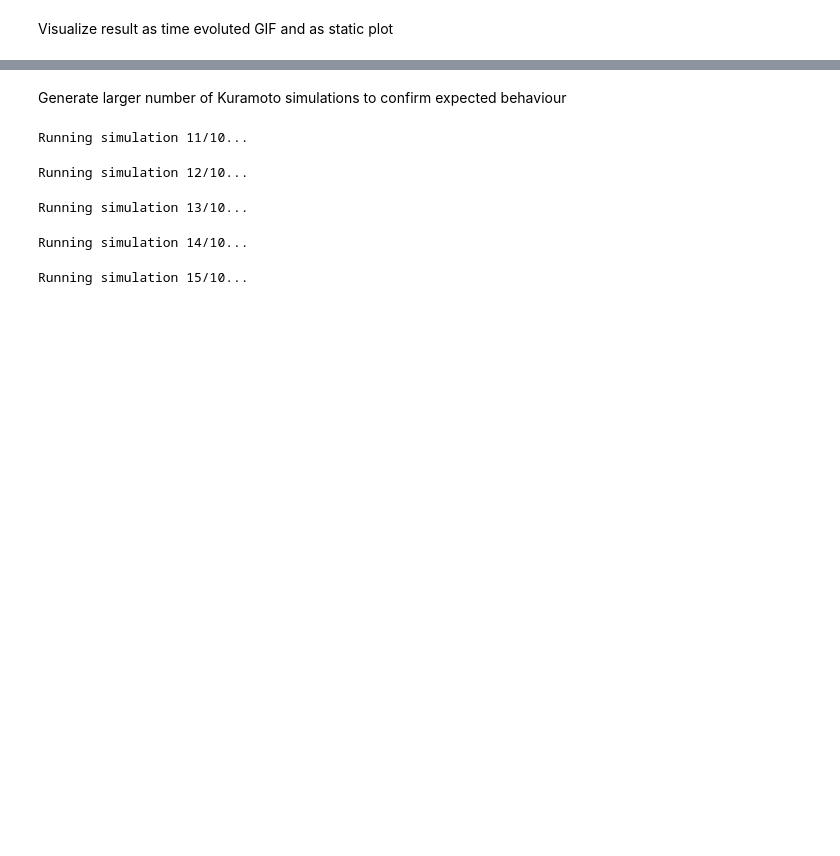
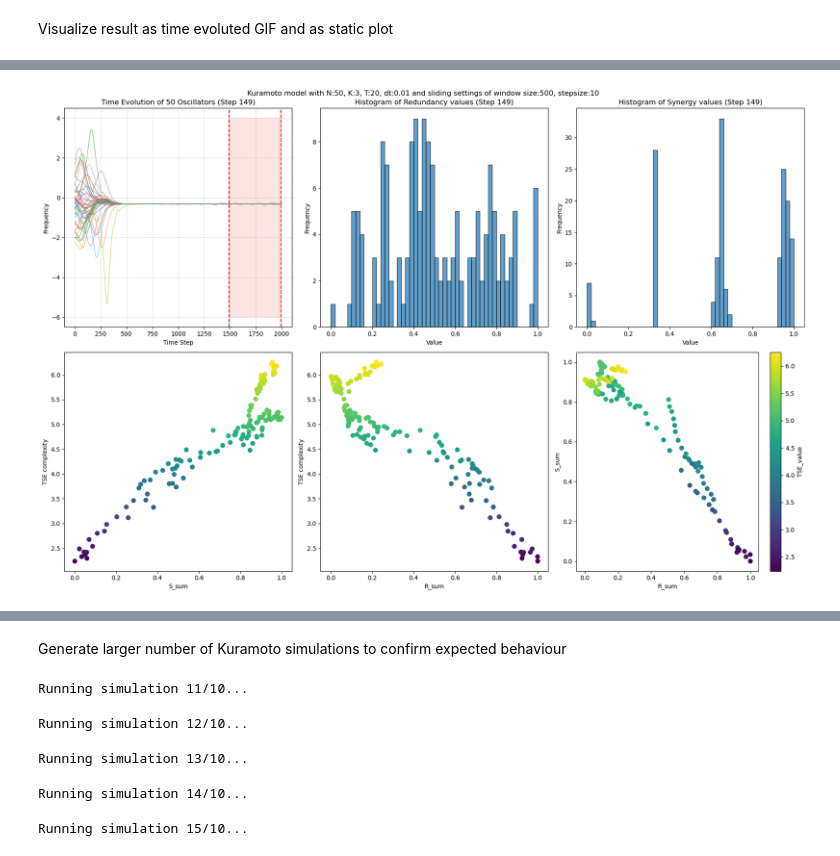
Before and after one commit to cyrilrommens/PhD_1, a Jupyter notebook: TSE_oscillator.ipynb, the cells around one changed output, grey strips where cells are left out. Drawn from its saved outputs; the diff is of its cells as text; code cells hidden in the pictures; blank space fills up the shorter version.

Commit message:
update TSE Kuramoto model

```diff
--- a/TSE_oscillator.ipynb
+++ b/TSE_oscillator.ipynb
@@ -318,0 +408,86 @@ KeyboardInterrupt:
+# %%
+# Initialize figure and axes (2 rows, 3 columns)
+fig, axes = plt.subplots(2, 3, figsize=(18, 12))  # 2 rows, 3 columns
+
+# Create the initial scatter plot to use for colorbar (third row)
+scatter = axes[1, 2].scatter(df['R_sum'], df['S_sum'], c=df['TSE_value'], cmap='viridis', s=50)
+cbar = plt.colorbar(scatter, ax=axes[1, 2], label='TSE_value')
+
+# Function to update the plots at each timestep
+def update_plot(i):
+    # Clear previous plots
+    for ax in axes.flat:
+        ax.clear()
+
+    # Define window limits for time evolution plot
+    front_limit = i * window_step
+    back_limit = front_limit + window_size
+
+    # 1️⃣ Update Time Evolution Plot (First subplot)
+    for j in range(frequencies_df.shape[1]):  # Loop through 50 oscillators
+        axes[0, 0].plot(frequencies_df.index, frequencies_df[j], alpha=0.7, linewidth=0.8)
+
+    # Highlight moving window
+    axes[0, 0].axvline(x=front_limit, color='red', linestyle='--')
+    axes[0, 0].axvline(x=back_limit, color='red', linestyle='--')
+    axes[0, 0].fill_between(range(front_limit, back_limit), -6, 4, color='salmon', alpha=0.2)
+
+    axes[0, 0].set_xlabel("Time Step")
+    axes[0, 0].set_ylabel("Frequency")
+    axes[0, 0].set_title(f"Time Evolution of 50 Oscillators (Step {i})")
+    axes[0, 0].grid(True, linestyle="--", alpha=0.5)
+
+    # 2️⃣ Normalize R_values for the current row
+    R_values = pd.DataFrame(df_oscillators.iloc[i, 3], columns=['R_values'])
+    min_R = R_values.min()
+    R_values += abs(min_R)
+    R_values = (R_values - R_values.min()) / (R_values.max() - R_values.min())
+
+    # Plot histogram for R_values (Second subplot)
+    axes[0, 1].hist(R_values, bins=50, edgecolor='black', alpha=0.7)
+    axes[0, 1].set_xlabel("Value")
+    axes[0, 1].set_ylabel("Frequency")
+    axes[0, 1].set_title(f"Histogram of Redundancy values (Step {i})")
+
+    # 3️⃣ Normalize S_values for the current row
+    S_values = pd.DataFrame(df_oscillators.iloc[i, 4], columns=['S_values'])
+    min_S = S_values.min()
+    S_values += abs(min_S)
+    S_values = (S_values - S_values.min()) / (S_values.max() - S_values.min())
+
+    # Plot histogram for S_values (Third subplot)
+    axes[0, 2].hist(S_values, bins=50, edgecolor='black', alpha=0.7)
+    axes[0, 2].set_xlabel("Value")
+    axes[0, 2].set_ylabel("Frequency")
+    axes[0, 2].set_title(f"Histogram of Synergy values (Step {i})")
+
+    # 4️⃣ Update scatter plot for Synergy path (Second row, first subplot)
+    axes[1, 0].scatter(df['S_sum'][:i+1], df['TSE_value'][:i+1], c=df['TSE_value'][:i+1], cmap='viridis', s=50)
+    axes[1, 0].set_xlabel('S_sum')
+    axes[1, 0].set_ylabel('TSE complexity')
+
+    # 5️⃣ Update scatter plot for Redundancy path (Second row, second subplot)
+    axes[1, 1].scatter(df['R_sum'][:i+1], df['TSE_value'][:i+1], c=df['TSE_value'][:i+1], cmap='viridis', s=50)
+    axes[1, 1].set_xlabel('R_sum')
+    axes[1, 1].set_ylabel('TSE complexity')
+
+    # 6️⃣ Update scatter plot for Redundancy vs Synergy path (Second row, third subplot)
+    scatter = axes[1, 2].scatter(df['R_sum'][:i+1], df['S_sum'][:i+1], c=df['TSE_value'][:i+1], cmap='viridis', s=50)
+    axes[1, 2].set_xlabel('R_sum')
+    axes[1, 2].set_ylabel('S_sum')
+
+    # Set the main title for the animation
+    plt.suptitle(f'Kuramoto model with N:{N}, K:{K}, T:{T}, dt:{dt} and sliding settings of window size:{window_size}, stepsize:{window_step}')
+
+    # Adjust layout for proper spacing
+    plt.tight_layout()
+
+# Create the animation (one frame per row in df_oscillators)
+ani = animation.FuncAnimation(fig, update_plot, frames=len(df_oscillators), repeat=False)
+
+# Save the animation as a GIF
+ani.save('Figures/TSE_kuramoto_animation.gif', writer='imagemagick', fps=5)
+
+# Show the animation
+plt.show()
+# %% [output]
@@ -318,0 +495 @@ KeyboardInterrupt:
+[figure, added]
```
Also changed, not shown: parts of 7 cells of this notebook, 2 other files.
